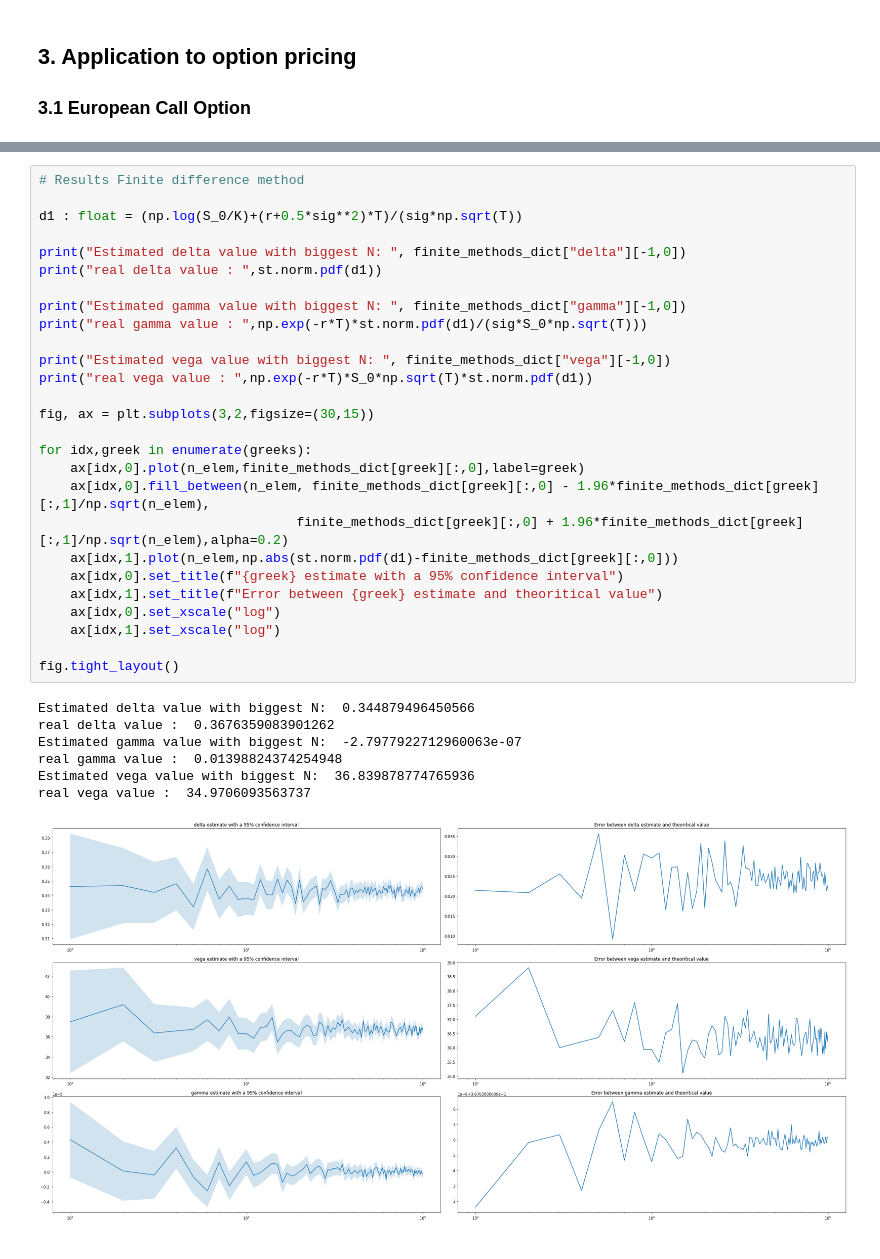
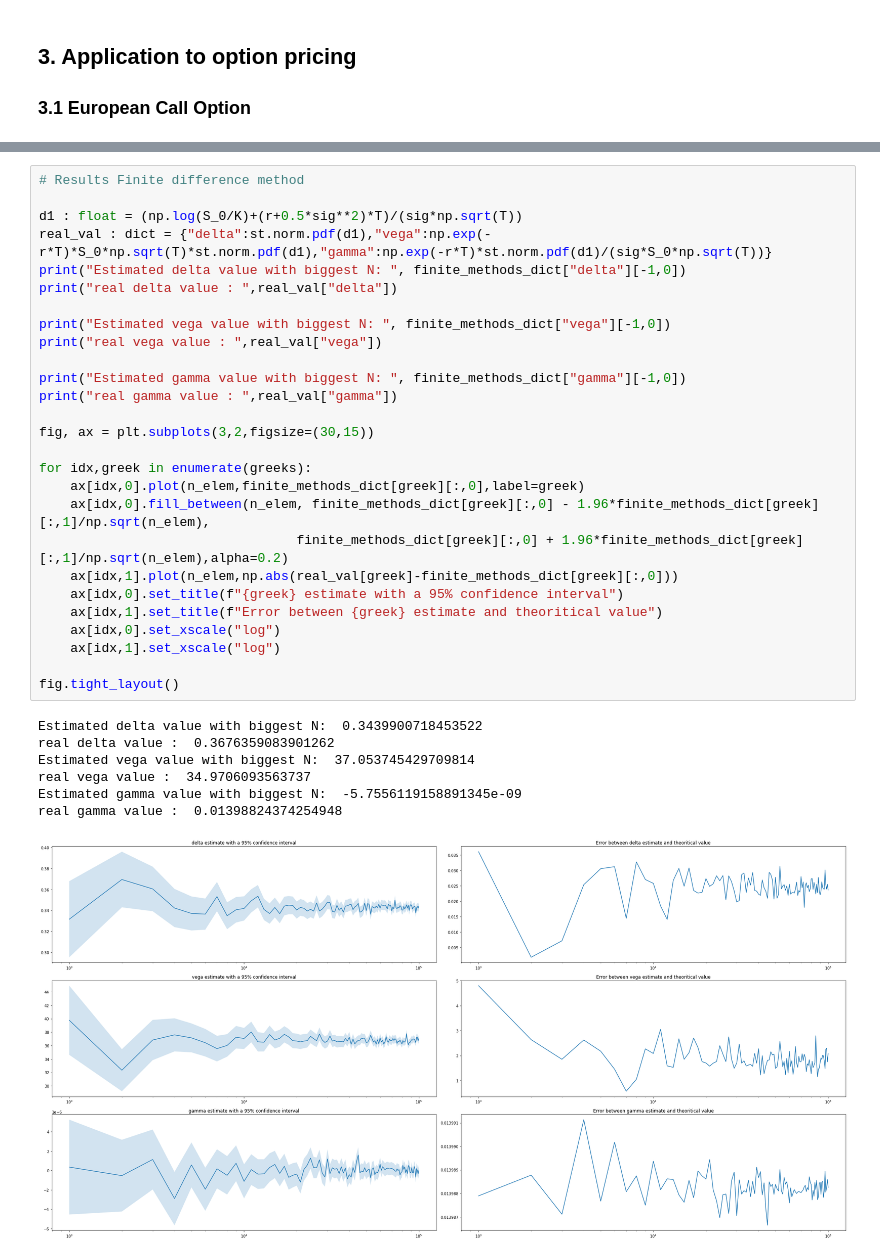
Before and after one commit to chgendreau/Monte-Carlo_Financial-Sensitivities, a Jupyter notebook: Monte Carlo estimation of Sensitivities in Finance.ipynb, the cells around one changed output, grey strips where cells are left out. Cells and saved outputs as stored; diff of their text form.

```diff
--- a/Monte Carlo estimation of Sensitivities in Finance.ipynb
+++ b/Monte Carlo estimation of Sensitivities in Finance.ipynb
@@ -166,35 +200,35 @@ For the variance of $\frac{\partial I}{\partial \theta}$, we get : $Var(\frac{f(
 # %%
 # Results Finite difference method
 
 d1 : float = (np.log(S_0/K)+(r+0.5*sig**2)*T)/(sig*np.sqrt(T))
+real_val : dict = {"delta":st.norm.pdf(d1),"vega":np.exp(-r*T)*S_0*np.sqrt(T)*st.norm.pdf(d1),"gamma":np.exp(-r*T)*st.norm.pdf(d1)/(sig*S_0*np.sqrt(T))}
+print("Estimated delta value with biggest N: ", finite_methods_dict["delta"][-1,0])
+print("real delta value : ",real_val["delta"])
 
-print("Estimated delta value with biggest N: ", finite_methods_dict["delta"][-1,0])
-print("real delta value : ",st.norm.pdf(d1))
+print("Estimated vega value with biggest N: ", finite_methods_dict["vega"][-1,0])
+print("real vega value : ",real_val["vega"])
 
 print("Estimated gamma value with biggest N: ", finite_methods_dict["gamma"][-1,0])
-print("real gamma value : ",np.exp(-r*T)*st.norm.pdf(d1)/(sig*S_0*np.sqrt(T)))
-
-print("Estimated vega value with biggest N: ", finite_methods_dict["vega"][-1,0])
-print("real vega value : ",np.exp(-r*T)*S_0*np.sqrt(T)*st.norm.pdf(d1))
+print("real gamma value : ",real_val["gamma"])
 
 fig, ax = plt.subplots(3,2,figsize=(30,15))
 
 for idx,greek in enumerate(greeks):
     ax[idx,0].plot(n_elem,finite_methods_dict[greek][:,0],label=greek)
     ax[idx,0].fill_between(n_elem, finite_methods_dict[greek][:,0] - 1.96*finite_methods_dict[greek][:,1]/np.sqrt(n_elem),
                                  finite_methods_dict[greek][:,0] + 1.96*finite_methods_dict[greek][:,1]/np.sqrt(n_elem),alpha=0.2)
-    ax[idx,1].plot(n_elem,np.abs(st.norm.pdf(d1)-finite_methods_dict[greek][:,0]))
+    ax[idx,1].plot(n_elem,np.abs(real_val[greek]-finite_methods_dict[greek][:,0]))
     ax[idx,0].set_title(f"{greek} estimate with a 95% confidence interval")
     ax[idx,1].set_title(f"Error between {greek} estimate and theoritical value")
     ax[idx,0].set_xscale("log")
     ax[idx,1].set_xscale("log")
 
 fig.tight_layout()
 # %% [output]
-Estimated delta value with biggest N:  0.344879496450566
+Estimated delta value with biggest N:  0.3439900718453522
 real delta value :  0.3676359083901262
-Estimated gamma value with biggest N:  -2.7977922712960063e-07
+Estimated vega value with biggest N:  37.053745429709814
+real vega value :  34.9706093563737
+Estimated gamma value with biggest N:  -5.7556119158891345e-09
 real gamma value :  0.01398824374254948
-Estimated vega value with biggest N:  36.839878774765936
-real vega value :  34.9706093563737
-[figure, old version]
+[figure, new version]
```
Also changed, not shown: parts of 12 cells of this notebook.
